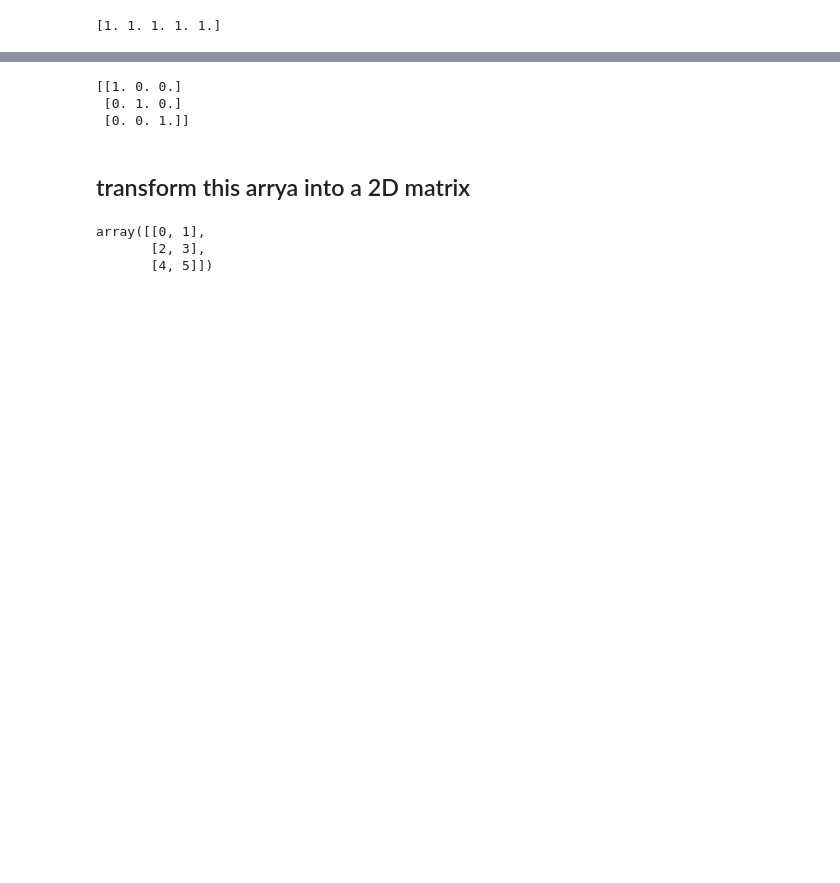
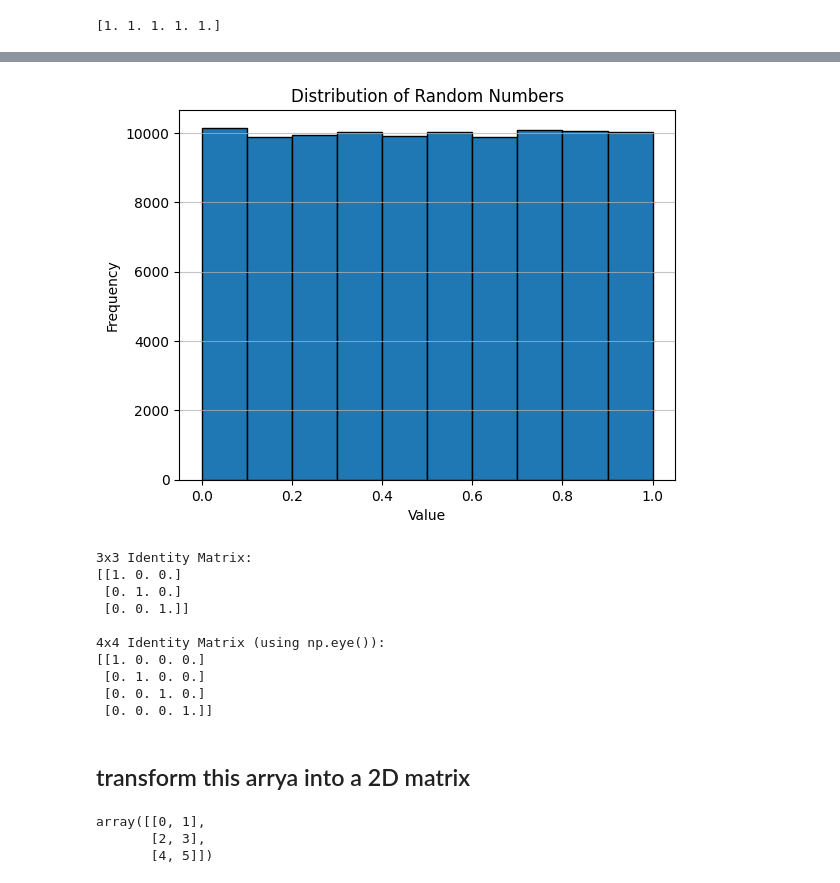
Before and after one commit to akhkilkumar/MSc_bioinformatics, a Jupyter notebook: ML/numpy_pandas/learning_numpy.ipynb, the cells around one changed output, grey strips where cells are left out. Saved outputs shown, nothing was run; the diff lists cells and outputs as text; code cells hidden in the pictures; blank space fills up the shorter version.

```diff
--- a/ML/numpy_pandas/learning_numpy.ipynb
+++ b/ML/numpy_pandas/learning_numpy.ipynb
@@ -55,11 +86,40 @@ print(rand_nums)
+# %%
+import numpy as np
+import matplotlib.pyplot as plt
+
+# Generate 1000 random numbers between 0 and 1
+rand_nums = np.random.rand(100000)
+
+# Create a histogram of the random numbers
+plt.hist(rand_nums, bins=10, edgecolor='black')
+plt.title('Distribution of Random Numbers')
+plt.xlabel('Value')
+plt.ylabel('Frequency')
+plt.grid(axis='y', alpha=0.75)
+plt.savefig('random_number_distribution.png')
+# %% [output]
+[figure, added]
 # %%
-#Create a 3x3 identity matrix
-identity = np.eye(3)
-print(identity)
+# Create a 3x3 identity matrix
+identity_matrix_3x3 = np.identity(3)
+print("3x3 Identity Matrix:")
+print(identity_matrix_3x3)
+
+# Using np.eye() - also creates an identity matrix by default
+identity_matrix_eye = np.eye(4)
+print("\n4x4 Identity Matrix (using np.eye()):")
+print(identity_matrix_eye)
 # %% [output]
+3x3 Identity Matrix:
 [[1. 0. 0.]
  [0. 1. 0.]
  [0. 0. 1.]]
+
+4x4 Identity Matrix (using np.eye()):
+[[1. 0. 0. 0.]
+ [0. 1. 0. 0.]
+ [0. 0. 1. 0.]
+ [0. 0. 0. 1.]]
 # %% [markdown]
 ## transform this arrya into a 2D matrix
 # %%
```
Also changed, not shown: parts of 42 cells of this notebook, 10 other files.
